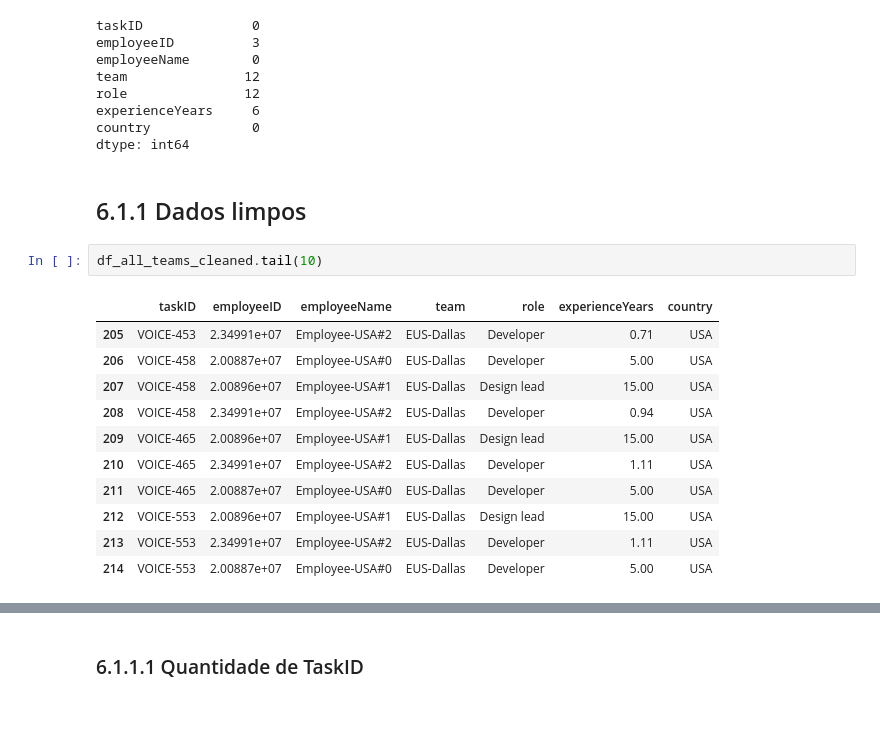
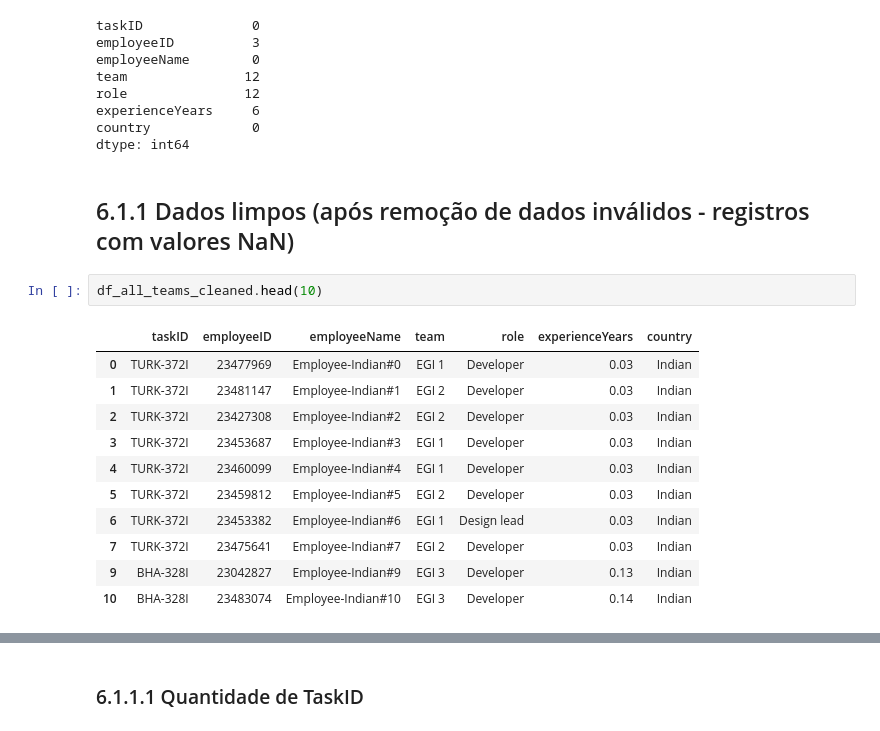
Before and after one commit to Technical-Debt-Large-Scale/tdmls, a Jupyter notebook: Analise da Tabela Concatenada (Todos os times juntos).ipynb, the cells around one changed output, grey strips where cells are left out. Saved outputs shown, nothing was run; the diff lists cells and outputs as text.

```diff
--- a/Analise da Tabela Concatenada (Todos os times juntos).ipynb
+++ b/Analise da Tabela Concatenada (Todos os times juntos).ipynb
@@ -123,19 +123,19 @@ experienceYears     6
 country             0
 dtype: int64
 # %% [markdown]
-## 6.1.1 Dados limpos
+## 6.1.1 Dados limpos (após remoção de dados inválidos - registros com valores NaN)
 # %%
-df_all_teams_cleaned.tail(10)
+df_all_teams_cleaned.head(10)
 # %% [output]
 |  | taskID | employeeID | employeeName | team | role | experienceYears | country |
-| 205 | VOICE-453 | 2.34991e+07 | Employee-USA#2 | EUS-Dallas | Developer | 0.71 | USA |
-| 206 | VOICE-458 | 2.00887e+07 | Employee-USA#0 | EUS-Dallas | Developer | 5.00 | USA |
-| 207 | VOICE-458 | 2.00896e+07 | Employee-USA#1 | EUS-Dallas | Design lead | 15.00 | USA |
-| 208 | VOICE-458 | 2.34991e+07 | Employee-USA#2 | EUS-Dallas | Developer | 0.94 | USA |
-| 209 | VOICE-465 | 2.00896e+07 | Employee-USA#1 | EUS-Dallas | Design lead | 15.00 | USA |
-| 210 | VOICE-465 | 2.34991e+07 | Employee-USA#2 | EUS-Dallas | Developer | 1.11 | USA |
-| 211 | VOICE-465 | 2.00887e+07 | Employee-USA#0 | EUS-Dallas | Developer | 5.00 | USA |
-| 212 | VOICE-553 | 2.00896e+07 | Employee-USA#1 | EUS-Dallas | Design lead | 15.00 | USA |
-| 213 | VOICE-553 | 2.34991e+07 | Employee-USA#2 | EUS-Dallas | Developer | 1.11 | USA |
-| 214 | VOICE-553 | 2.00887e+07 | Employee-USA#0 | EUS-Dallas | Developer | 5.00 | USA |
+| 0 | TURK-372I | 23477969 | Employee-Indian#0 | EGI 1 | Developer | 0.03 | Indian |
+| 1 | TURK-372I | 23481147 | Employee-Indian#1 | EGI 2 | Developer | 0.03 | Indian |
+| 2 | TURK-372I | 23427308 | Employee-Indian#2 | EGI 2 | Developer | 0.03 | Indian |
+| 3 | TURK-372I | 23453687 | Employee-Indian#3 | EGI 1 | Developer | 0.03 | Indian |
+| 4 | TURK-372I | 23460099 | Employee-Indian#4 | EGI 1 | Developer | 0.03 | Indian |
+| 5 | TURK-372I | 23459812 | Employee-Indian#5 | EGI 2 | Developer | 0.03 | Indian |
+| 6 | TURK-372I | 23453382 | Employee-Indian#6 | EGI 1 | Design lead | 0.03 | Indian |
+| 7 | TURK-372I | 23475641 | Employee-Indian#7 | EGI 2 | Developer | 0.03 | Indian |
+| 9 | BHA-328I | 23042827 | Employee-Indian#9 | EGI 3 | Developer | 0.13 | Indian |
+| 10 | BHA-328I | 23483074 | Employee-Indian#10 | EGI 3 | Developer | 0.14 | Indian |
 # %%
```
Also changed, not shown: parts of 4 cells of this notebook.
